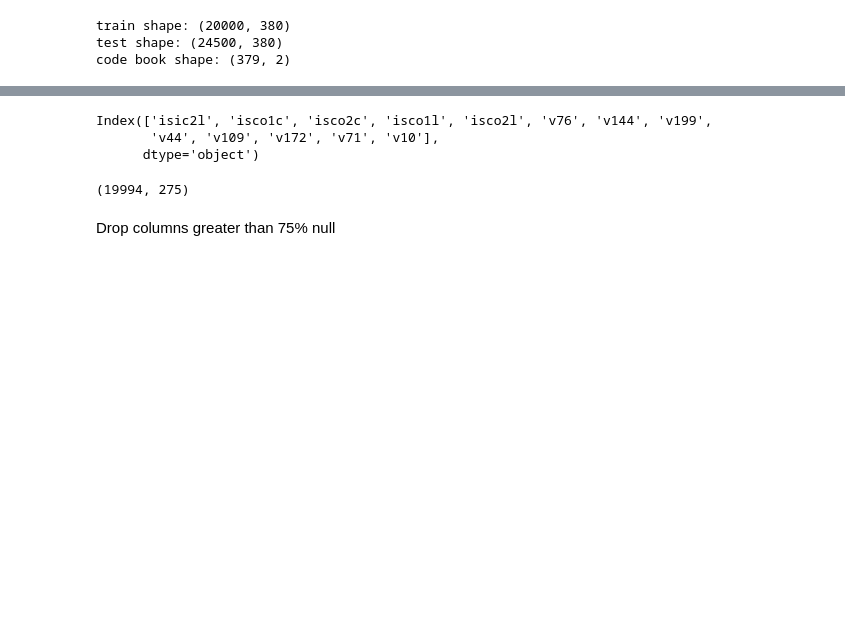
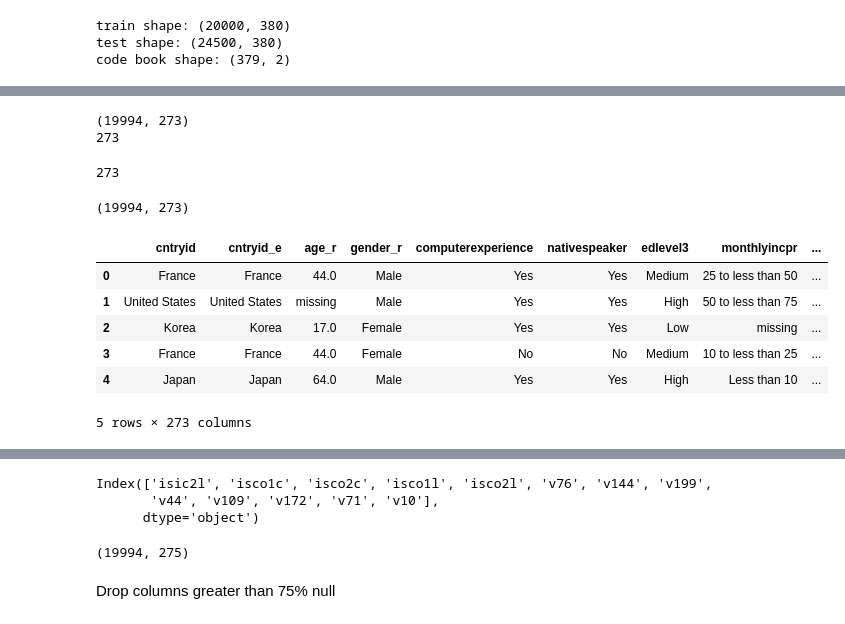
Before and after one commit to barmfield/job_performance, a Jupyter notebook: wsa2113_hw4.ipynb, the cells around one changed output, grey strips where cells are left out. Saved outputs shown, nothing was run; the diff lists cells and outputs as text; code cells hidden in the pictures; blank space fills up the shorter version.

Commit message:
completed separating cat and num columns

```diff
--- a/wsa2113_hw4.ipynb
+++ b/wsa2113_hw4.ipynb
@@ -3,6 +3,6 @@ import numpy as np
 import pandas as pd
 import matplotlib.pyplot as plt
 # %%
-train_clean = pd.read_csv('hw4-trainingset-wsa2113.csv').drop('uni',axis=1)
+train_clean = pd.read_csv('hw4-trainingset-wsa2113.csv')
 train = train_clean.copy()
 # %%
@@ -61,5 +63,9 @@ code book shape: (379, 2)
 train = train\
     .dropna(thresh = len(train)*0.25, axis = 1)\
     .dropna(thresh = len(train.columns)*0.25, axis = 0)
-train.shape
+
+train_clean = train.drop(['uni','row','job_performance'], axis = 1)
+test_clean = test[train_clean.columns]
+print(train_clean.shape)
+print(test_clean.shape)
 # %% [output]
@@ -80,0 +162,47 @@ IndexError: index 376 is out of bounds for axis 1 with size 275
+# %%
+print(train_clean.shape)
+print(len(train_clean.columns))
+clean_cols = train_clean.columns.values
+# %% [output]
+(19994, 273)
+273
+# %%
+len(clean_cols)
+# %% [output]
+273
+# %%
+col_imputer = ColumnTransformer(
+    [
+        ('cat', SimpleImputer(strategy='constant', fill_value='missing'), cat_cols),
+        ('num', SimpleImputer(strategy='median'), num_cols)
+    ]
+)
+
+col_imputer.fit_transform(train_clean).shape
+# %% [output]
+(19994, 273)
+# %%
+# impute
+
+from sklearn.compose import ColumnTransformer
+from sklearn.impute import SimpleImputer
+
+col_imputer = ColumnTransformer(
+    [
+        ('cat', SimpleImputer(strategy='constant', fill_value='missing'), cat_cols),
+        ('num', SimpleImputer(strategy='median'), num_cols)
+    ]
+)
+
+clean_cols = train_clean.columns.values
+train_imp = pd.DataFrame(data = col_imputer.fit_transform(train_clean), columns = clean_cols)
+# %%
+train_imp.head()
+# %% [output]
+|  | cntryid | cntryid_e | age_r | gender_r | computerexperience | nativespeaker | edlevel3 | monthlyincpr | ... |
+| 0 | France | France | 44.0 | Male | Yes | Yes | Medium | 25 to less than 50 | ... |
+| 1 | United States | United States | missing | Male | Yes | Yes | High | 50 to less than 75 | ... |
+| 2 | Korea | Korea | 17.0 | Female | Yes | Yes | Low | missing | ... |
+| 3 | France | France | 44.0 | Female | No | No | Medium | 10 to less than 25 | ... |
+| 4 | Japan | Japan | 64.0 | Male | Yes | Yes | High | Less than 10 | ... |
+5 rows × 273 columns
```
Also changed, not shown: parts of 23 cells of this notebook.
